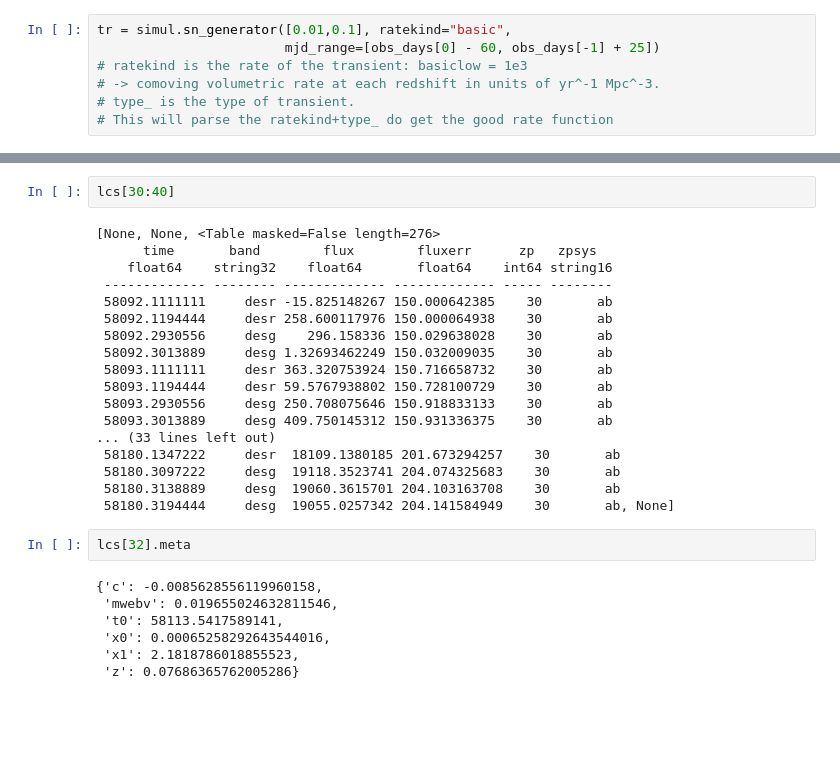
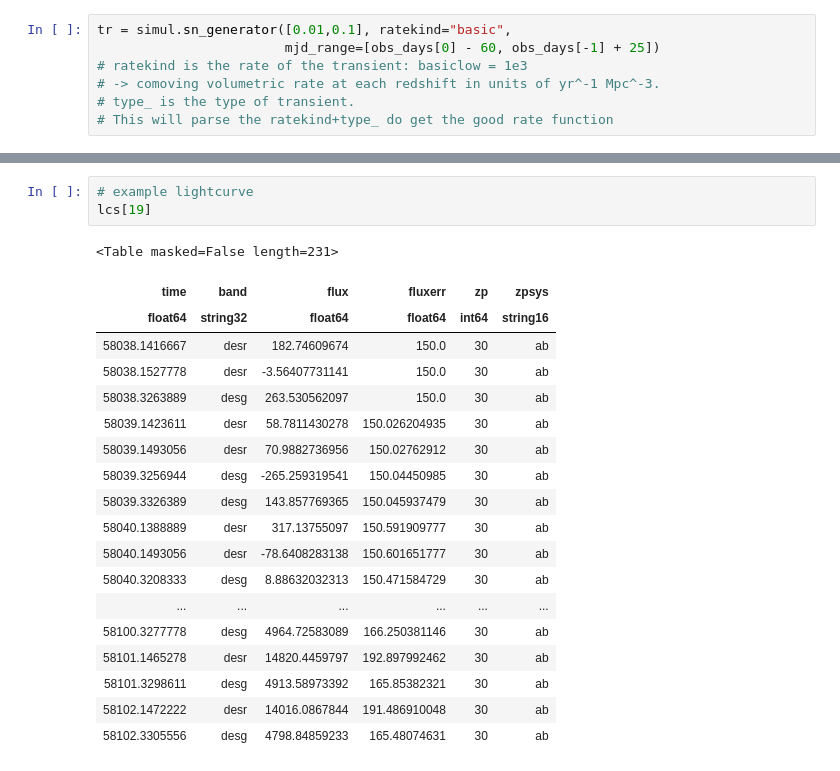
Before and after one commit to MickaelRigault/astrobject, a Jupyter notebook: notebooks/survey_plan_and_lightcurves.ipynb, the cells around one changed output, grey strips where cells are left out. Cells and saved outputs as stored; diff of their text form; blank space fills up the shorter version.

```diff
--- a/notebooks/survey_plan_and_lightcurves.ipynb
+++ b/notebooks/survey_plan_and_lightcurves.ipynb
@@ -106,29 +106,23 @@ SNe observed: 1541 out of 6281
-# %%
-lcs[30:40]
-# %% [output]
-[None, None, <Table masked=False length=276>
-      time       band        flux        fluxerr      zp   zpsys
-    float64    string32    float64       float64    int64 string16
- ------------- -------- ------------- ------------- ----- --------
- 58092.1111111     desr -15.825148267 150.000642385    30       ab
- 58092.1194444     desr 258.600117976 150.000064938    30       ab
- 58092.2930556     desg    296.158336 150.029638028    30       ab
- 58092.3013889     desg 1.32693462249 150.032009035    30       ab
- 58093.1111111     desr 363.320753924 150.716658732    30       ab
- 58093.1194444     desr 59.5767938802 150.728100729    30       ab
- 58093.2930556     desg 250.708075646 150.918833133    30       ab
- 58093.3013889     desg 409.750145312 150.931336375    30       ab
-... (33 lines left out)
- 58180.1347222     desr  18109.1380185 201.673294257    30       ab
- 58180.3097222     desg  19118.3523741 204.074325683    30       ab
- 58180.3138889     desg  19060.3615701 204.103163708    30       ab
- 58180.3194444     desg  19055.0257342 204.141584949    30       ab, None]
-# %%
-lcs[32].meta
-# %% [output]
-{'c': -0.0085628556119960158,
- 'mwebv': 0.019655024632811546,
- 't0': 58113.5417589141,
- 'x0': 0.00065258292643544016,
- 'x1': 2.1818786018855523,
- 'z': 0.07686365762005286}
+# %%
+# example lightcurve
+lcs[19]
+# %% [output]
+<Table masked=False length=231>
+| time | band | flux | fluxerr | zp | zpsys |
+| float64 | string32 | float64 | float64 | int64 | string16 |
+| 58038.1416667 | desr | 182.74609674 | 150.0 | 30 | ab |
+| 58038.1527778 | desr | -3.56407731141 | 150.0 | 30 | ab |
+| 58038.3263889 | desg | 263.530562097 | 150.0 | 30 | ab |
+| 58039.1423611 | desr | 58.7811430278 | 150.026204935 | 30 | ab |
+| 58039.1493056 | desr | 70.9882736956 | 150.02762912 | 30 | ab |
+| 58039.3256944 | desg | -265.259319541 | 150.04450985 | 30 | ab |
+| 58039.3326389 | desg | 143.857769365 | 150.045937479 | 30 | ab |
+| 58040.1388889 | desr | 317.13755097 | 150.591909777 | 30 | ab |
+| 58040.1493056 | desr | -78.6408283138 | 150.601651777 | 30 | ab |
+| 58040.3208333 | desg | 8.88632032313 | 150.471584729 | 30 | ab |
+| ... | ... | ... | ... | ... | ... |
+| 58100.3277778 | desg | 4964.72583089 | 166.250381146 | 30 | ab |
+| 58101.1465278 | desr | 14820.4459797 | 192.897992462 | 30 | ab |
+| 58101.3298611 | desg | 4913.58973392 | 165.85382321 | 30 | ab |
+| 58102.1472222 | desr | 14016.0867844 | 191.486910048 | 30 | ab |
+| 58102.3305556 | desg | 4798.84859233 | 165.48074631 | 30 | ab |
```
Also changed, not shown: parts of 7 cells of this notebook, 3 other files.
